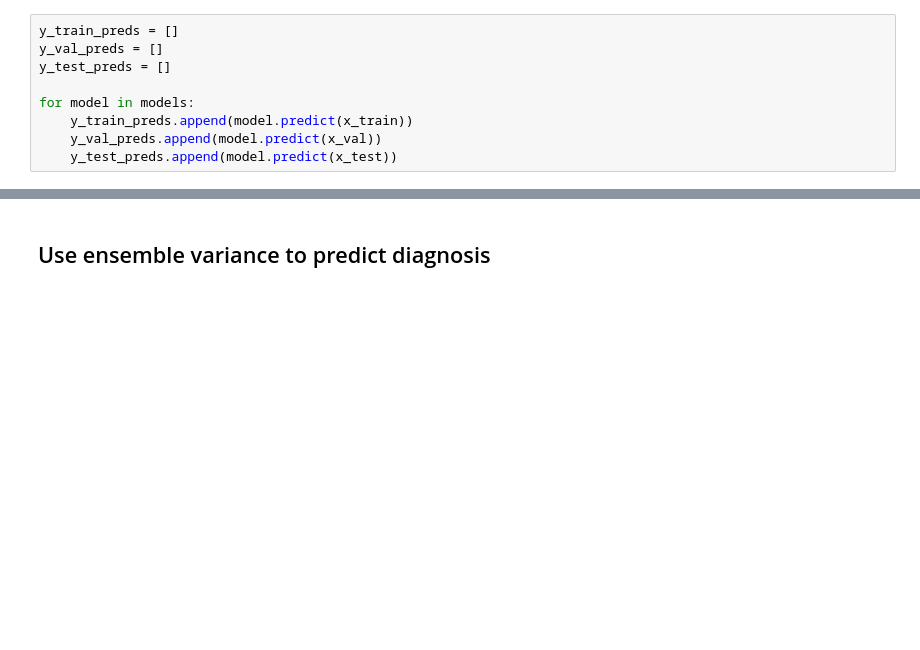
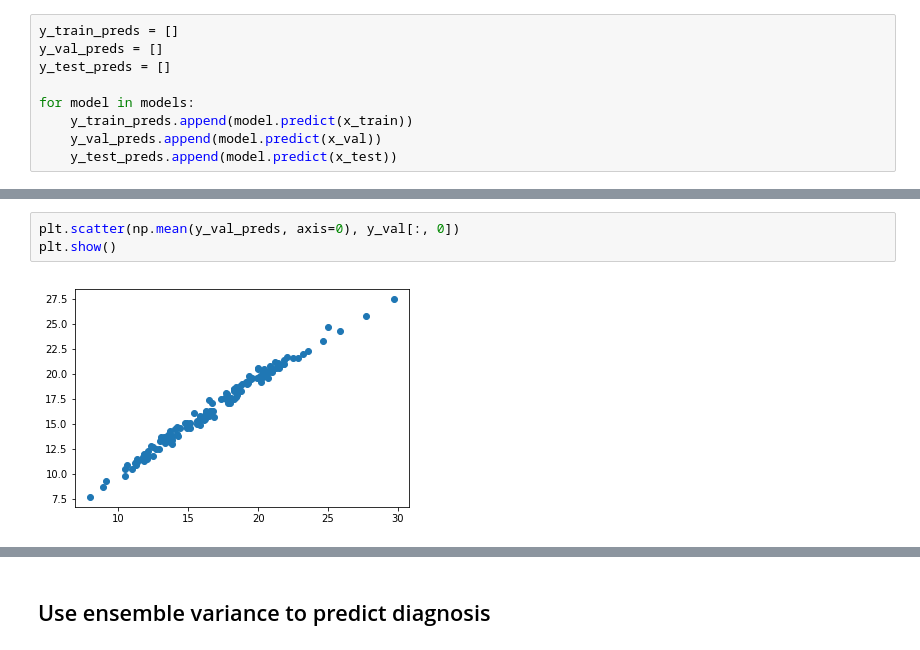
Before and after one commit to leoniloris/Visualization-In-Data-Science, a Jupyter notebook: ensembles/ensembles.ipynb, the cells around one changed output, grey strips where cells are left out. Saved outputs shown, nothing was run; the diff lists cells and outputs as text; blank space fills up the shorter version.

```diff
--- a/ensembles/ensembles.ipynb
+++ b/ensembles/ensembles.ipynb
@@ -176,0 +189,5 @@ for model in models:
+# %%
+plt.scatter(np.mean(y_val_preds, axis=0), y_val[:, 0])
+plt.show()
+# %% [output]
+[figure, added]
```
Also changed, not shown: parts of 22 cells of this notebook.
